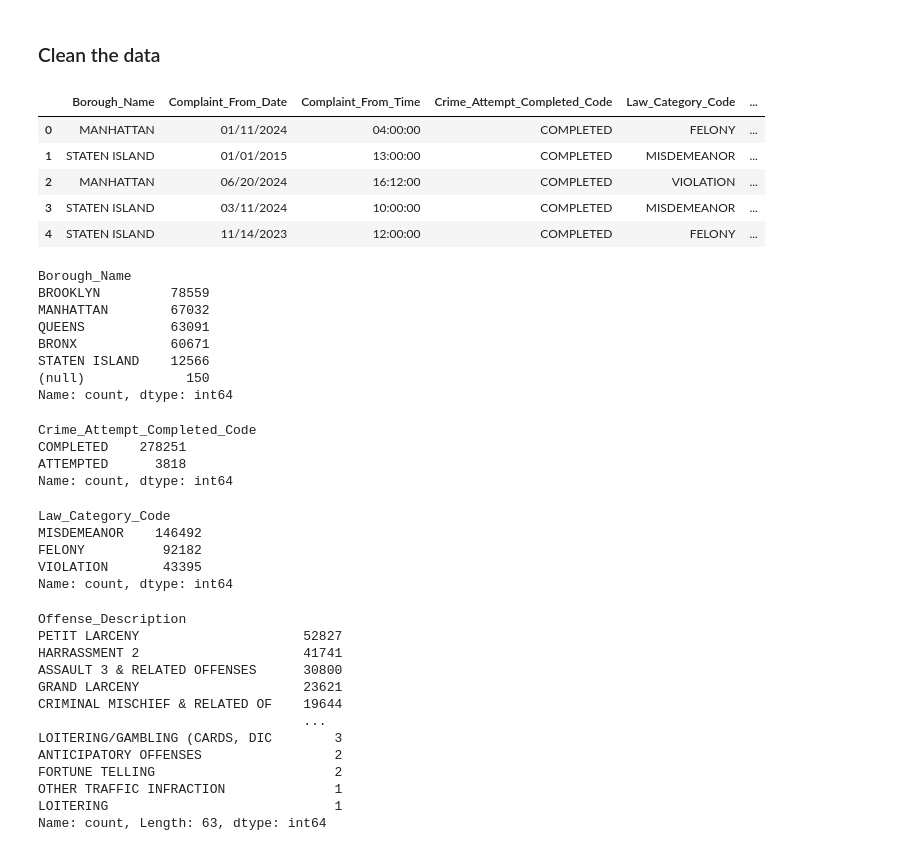
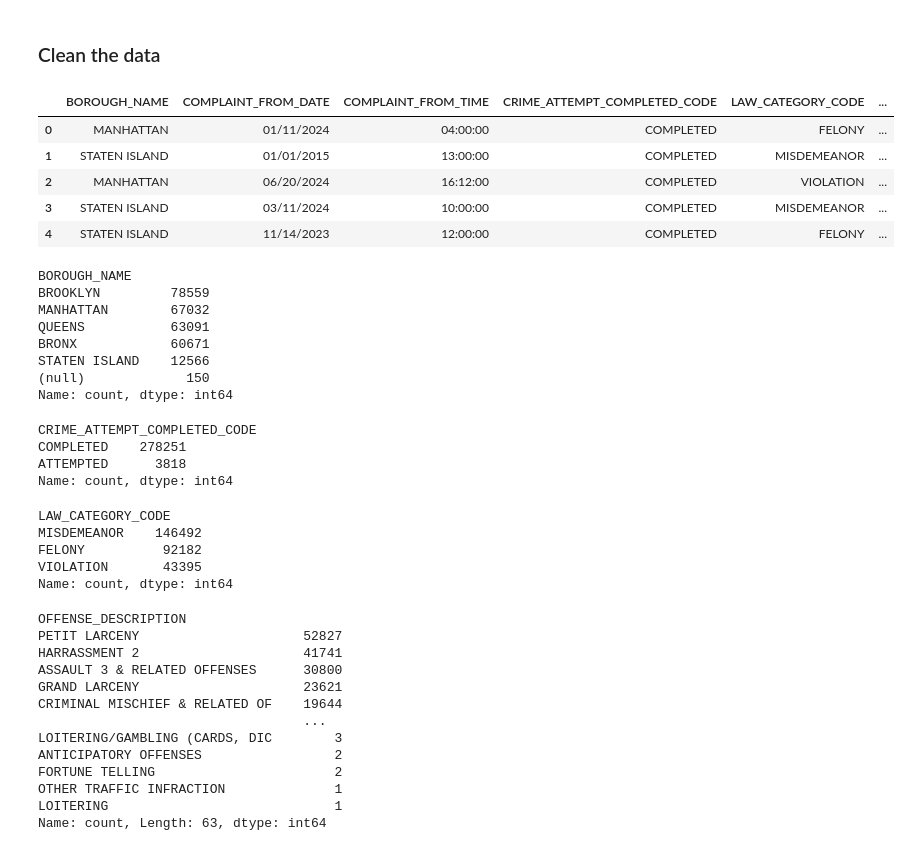
Before and after one commit to rinals/NYC-Crimedata-analysis, a Jupyter notebook: NewYork_crime_data.ipynb, the cells around one changed output. Drawn from its saved outputs; the diff is of its cells as text; code cells hidden in the pictures.

Commit message:
Cleaned csv and added merge nb

```diff
--- a/NewYork_crime_data.ipynb
+++ b/NewYork_crime_data.ipynb
@@ -152,29 +156,29 @@ df_renamed.head()
 # %%
 # Drop irrelevant columns based on initial exploration
 crime_data_cleaned = df_renamed.drop(columns=[
-    'Complaint_Number',
-    'Address_Precinct_Code',
-    'Complaint_To_Date',
-    'Complaint_To_Time',
-    'Housing_Development',
-    'Housing_PSA',
-    'Jurisdiction_Code',
-    'Jurisdiction_Description',
-    'Key_Code',
-    'Location_Of_Occurrence_Description',
-    'Police_Department_Code',
-    'Police_Department_Description',
-    'Parks_Name',
-    'Patrol_Borough',
-    'Station_Name',
-    'Transit_District',
-    'X_Coordinate',
-    'Y_Coordinate',
+    'COMPLAINT_NUMBER',
+    'ADDRESS_PRECINCT_CODE',
+    'COMPLAINT_TO_DATE',
+    'COMPLAINT_TO_TIME',
+    'HOUSING_DEVELOPMENT',
+    'HOUSING_PSA',
+    'JURISDICTION_CODE',
+    'JURISDICTION_DESCRIPTION',
+    'KEY_CODE',
+    'POLICE_DEPARTMENT_CODE',
+    'POLICE_DEPARTMENT_DESCRIPTION',
+    'PARKS_NAME',
+    'PATROL_BOROUGH',
+    'STATION_NAME',
+    'TRANSIT_DISTRICT',
+    'X_COORDINATE',
+    'Y_COORDINATE',
+    'LAT_LON',
     'New_Georeferenced_Column'])
 
 crime_data_cleaned.head()
 # %% [output]
-|  | Borough_Name | Complaint_From_Date | Complaint_From_Time | Crime_Attempt_Completed_Code | Law_Category_Code | ... |
+|  | BOROUGH_NAME | COMPLAINT_FROM_DATE | COMPLAINT_FROM_TIME | CRIME_ATTEMPT_COMPLETED_CODE | LAW_CATEGORY_CODE | ... |
 | 0 | MANHATTAN | 01/11/2024 | 04:00:00 | COMPLETED | FELONY | ... |
 | 1 | STATEN ISLAND | 01/01/2015 | 13:00:00 | COMPLETED | MISDEMEANOR | ... |
 | 2 | MANHATTAN | 06/20/2024 | 16:12:00 | COMPLETED | VIOLATION | ... |
@@ -182,10 +186,10 @@ crime_data_cleaned.head()
 | 4 | STATEN ISLAND | 11/14/2023 | 12:00:00 | COMPLETED | FELONY | ... |
 # %%
 # Get unique values and their counts for the Borough_Name column
-borough_counts = crime_data_cleaned['Borough_Name'].value_counts()
+borough_counts = crime_data_cleaned['BOROUGH_NAME'].value_counts()
 print(borough_counts)
 # %% [output]
-Borough_Name
+BOROUGH_NAME
 BROOKLYN         78559
 MANHATTAN        67032
 QUEENS           63091
@@ -195,29 +199,29 @@ STATEN ISLAND    12566
 Name: count, dtype: int64
 # %%
 # Get unique values and their counts for the Crime_Attempt_Completed_Code column
-crime_attempt_completed_counts = crime_data_cleaned['Crime_Attempt_Completed_Code'].value_counts()
+crime_attempt_completed_counts = crime_data_cleaned['CRIME_ATTEMPT_COMPLETED_CODE'].value_counts()
 print(crime_attempt_completed_counts)
 # %% [output]
-Crime_Attempt_Completed_Code
+CRIME_ATTEMPT_COMPLETED_CODE
 COMPLETED    278251
 ATTEMPTED      3818
 Name: count, dtype: int64
 # %%
 # Get unique values and their counts for the Law_Category_Code column
-law_category_counts = crime_data_cleaned['Law_Category_Code'].value_counts()
+law_category_counts = crime_data_cleaned['LAW_CATEGORY_CODE'].value_counts()
 print(law_category_counts)
 # %% [output]
-Law_Category_Code
+LAW_CATEGORY_CODE
 MISDEMEANOR    146492
 FELONY          92182
 VIOLATION       43395
 Name: count, dtype: int64
 # %%
 # Get unique values and their counts for the Offense_Description column
-offense_description_counts = crime_data_cleaned['Offense_Description'].value_counts()
+offense_description_counts = crime_data_cleaned['OFFENSE_DESCRIPTION'].value_counts()
 print(offense_description_counts)
 # %% [output]
-Offense_Description
+OFFENSE_DESCRIPTION
 PETIT LARCENY                     52827
 HARRASSMENT 2                     41741
 ASSAULT 3 & RELATED OFFENSES      30800
```
Also changed, not shown: parts of 3 cells of this notebook, 2 other files.
